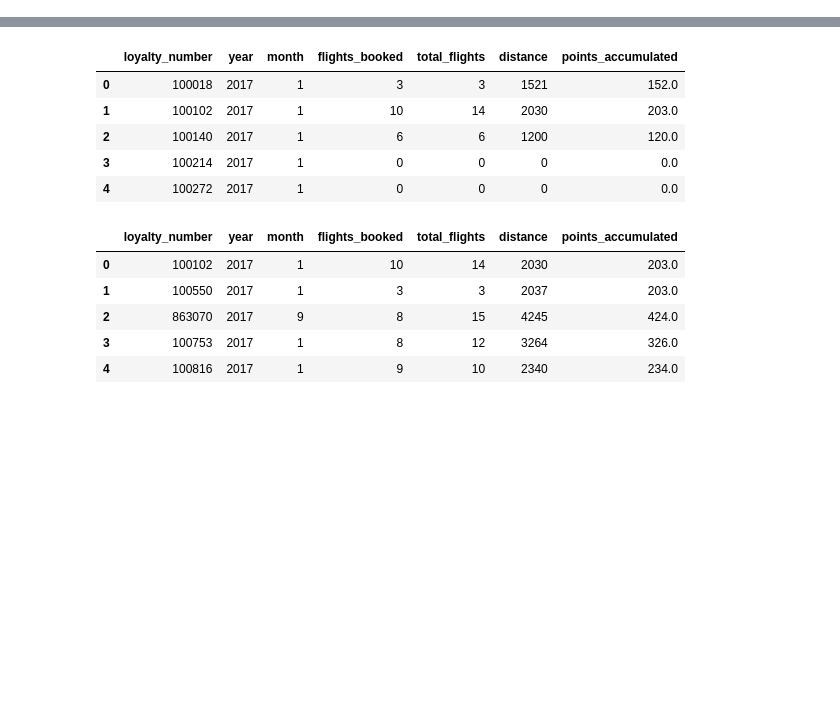
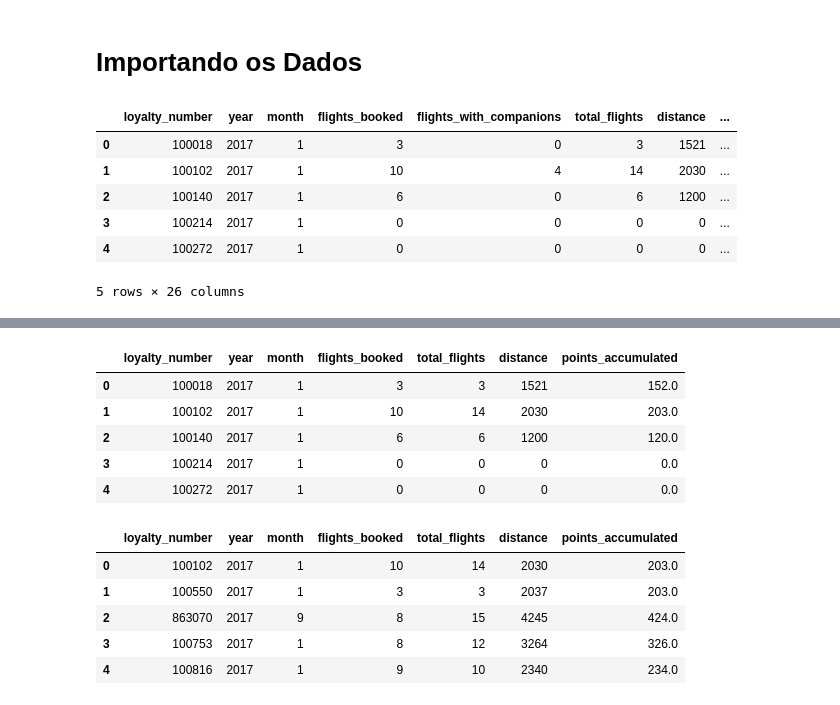
Before and after one commit to CristianaMoura/Projeto-01_Dados, a Jupyter notebook: Coleta_de_Dados.ipynb, the cells around one changed output, grey strips where cells are left out. Saved outputs shown, nothing was run; the diff lists cells and outputs as text; code cells hidden in the pictures; blank space fills up the shorter version.

```diff
--- a/Coleta_de_Dados.ipynb
+++ b/Coleta_de_Dados.ipynb
@@ -1,10 +1,33 @@
 # %% [markdown]
 <a href="https://colab.research.google.com/github/CristianaMoura/Projeto-01_Dados/blob/main/Coleta_de_Dados.ipynb" target="_parent"><img src="https://colab.research.google.com/assets/colab-badge.svg" alt="Open In Colab"/></a>
+# %% [markdown]
+# Importando os Dados
 # %%
 # abre a conexao com o banco de dados
 import sqlite3
 import pandas as pd
 conn = sqlite3.connect( 'database.db' )
+# %%
+# consulta dos dados nos banco de dados
+consulta_atividade = """
+  SELECT
+    *
+  FROM
+    flight_activity fa LEFT JOIN flight_loyalty_history flh ON (fa.loyalty_number = flh.loyalty_number)
+   """
+
+df_atividade = pd.read_sql_query( consulta_atividade, conn )
+
+# confere se deu certo
+df_atividade.head()
+# %% [output]
+|  | loyalty_number | year | month | flights_booked | flights_with_companions | total_flights | distance | ... |
+| 0 | 100018 | 2017 | 1 | 3 | 0 | 3 | 1521 | ... |
+| 1 | 100102 | 2017 | 1 | 10 | 4 | 14 | 2030 | ... |
+| 2 | 100140 | 2017 | 1 | 6 | 0 | 6 | 1200 | ... |
+| 3 | 100214 | 2017 | 1 | 0 | 0 | 0 | 0 | ... |
+| 4 | 100272 | 2017 | 1 | 0 | 0 | 0 | 0 | ... |
+5 rows × 26 columns
 # %%
 # consulta dos dados nos banco de dados
 consulta_atividade = """
```
Also changed, not shown: parts of 37 cells of this notebook.
